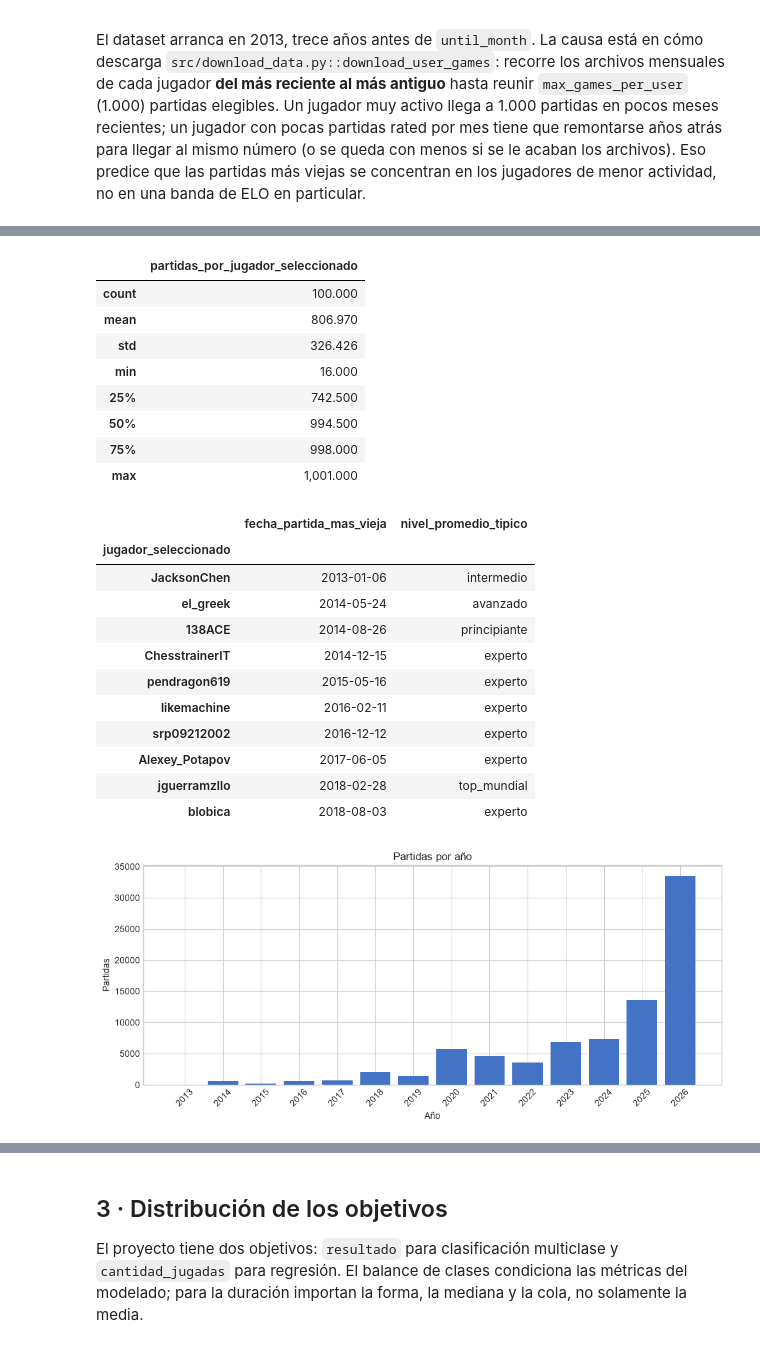
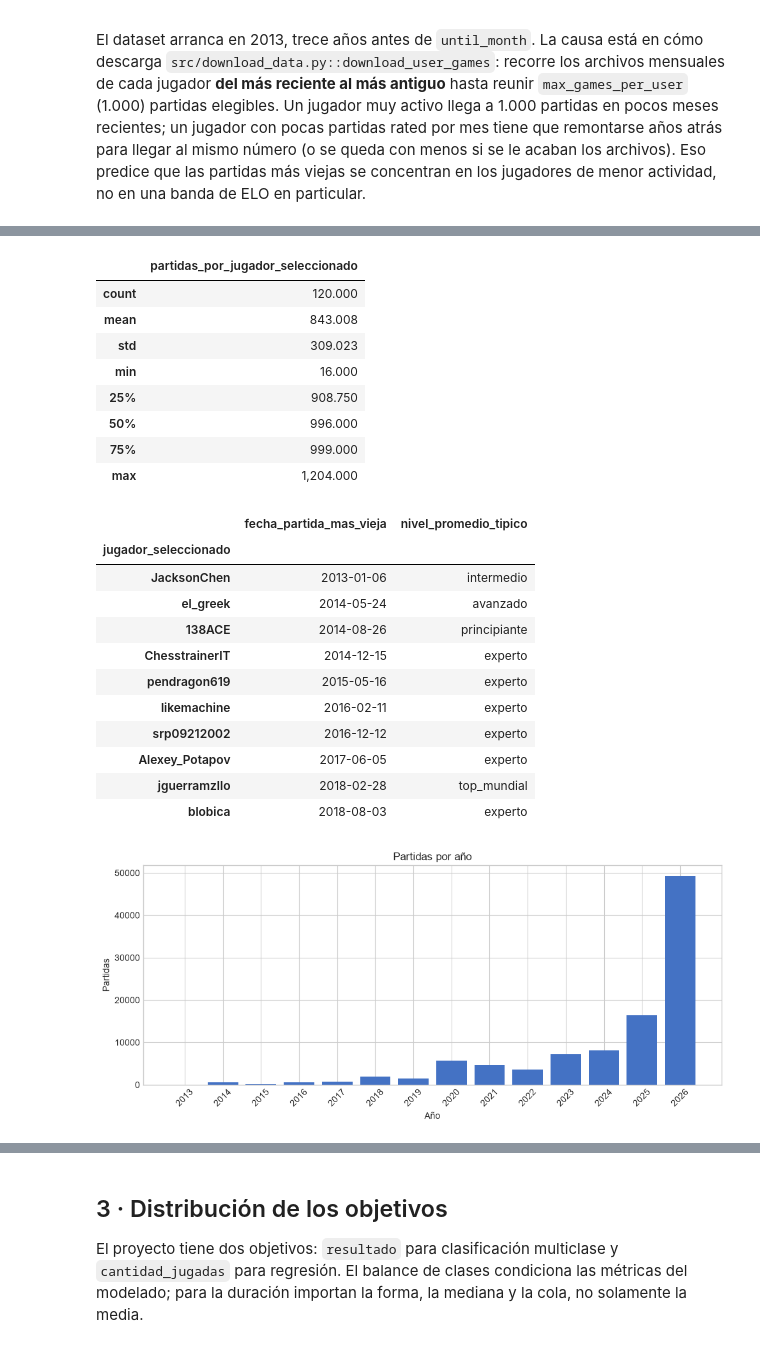
Before and after one commit to BautistaAlosMartorell/chess-outcome-prediction, a Jupyter notebook: notebooks/02_eda_hipotesis.ipynb, the cells around one changed output, grey strips where cells are left out. Cells and saved outputs as stored; diff of their text form; code cells hidden in the pictures.

```diff
--- a/notebooks/02_eda_hipotesis.ipynb
+++ b/notebooks/02_eda_hipotesis.ipynb
@@ -338,7 +343,7 @@ El dataset arranca en 2013, trece años antes de `until_month`. La causa está e
 year_counts = df["Date"].dt.year.value_counts().sort_index()
 display(year_counts.to_frame("partidas"))
 
-# Attribute each game to whichever side is one of the 100 selected accounts, so game
+# Attribute each game to a selected account (white if both are selected), so game
 # counts and date ranges can be broken down per selected player (not per PGN color).
 # Chess.com usernames are case-insensitive but the PGN header preserves the account's
 # own display casing, which can differ from the spelling frozen in the selection file.
@@ -348,7 +353,8 @@ df["jugador_seleccionado"] = np.where(
     df["White"],
     np.where(df["Black"].str.lower().isin(selected_lower), df["Black"], pd.NA),
 )
-games_per_player = df["jugador_seleccionado"].value_counts()
+all_appearances = pd.concat([df["White"].str.lower(), df["Black"].str.lower()])
+games_per_player = all_appearances[all_appearances.isin(selected_lower)].value_counts()
 display(games_per_player.describe().to_frame("partidas_por_jugador_seleccionado"))
 
 oldest_game_per_player = df.groupby("jugador_seleccionado", observed=True)["Date"].min()
@@ -386,23 +392,23 @@ plt.show()
 |  | partidas_por_jugador_seleccionado |
-| count | 100.000 |
-| mean | 806.970 |
-| std | 326.426 |
+| count | 120.000 |
+| mean | 843.008 |
+| std | 309.023 |
 | min | 16.000 |
-| 25% | 742.500 |
-| 50% | 994.500 |
-| 75% | 998.000 |
-| max | 1,001.000 |
+| 25% | 908.750 |
+| 50% | 996.000 |
+| 75% | 999.000 |
+| max | 1,204.000 |
 |  | fecha_partida_mas_vieja | nivel_promedio_tipico |
 | jugador_seleccionado |  |  |
 | JacksonChen | 2013-01-06 | intermedio |
 | el_greek | 2014-05-24 | avanzado |
 | 138ACE | 2014-08-26 | principiante |
 | ChesstrainerIT | 2014-12-15 | experto |
 | pendragon619 | 2015-05-16 | experto |
 | likemachine | 2016-02-11 | experto |
 | srp09212002 | 2016-12-12 | experto |
 | Alexey_Potapov | 2017-06-05 | experto |
 | jguerramzllo | 2018-02-28 | top_mundial |
 | blobica | 2018-08-03 | experto |
-[figure, old version]
+[figure, new version]
 # %% [markdown]
```
Also changed, not shown: parts of 71 cells of this notebook, 2 other files.
